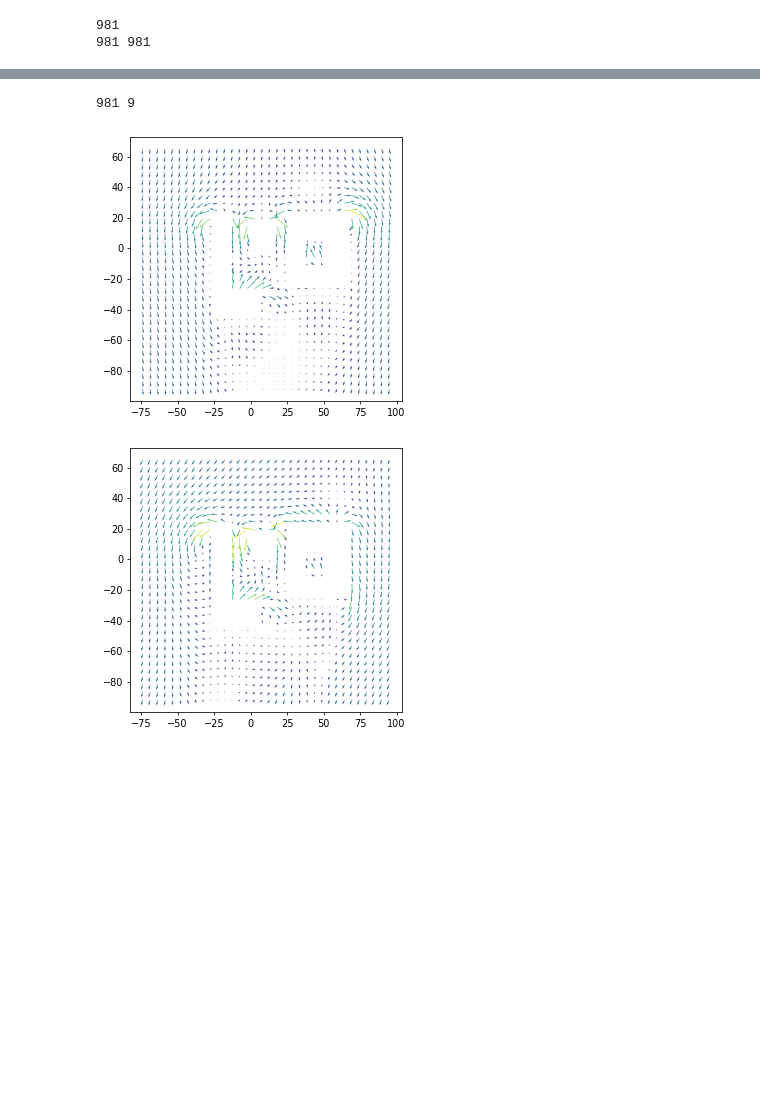
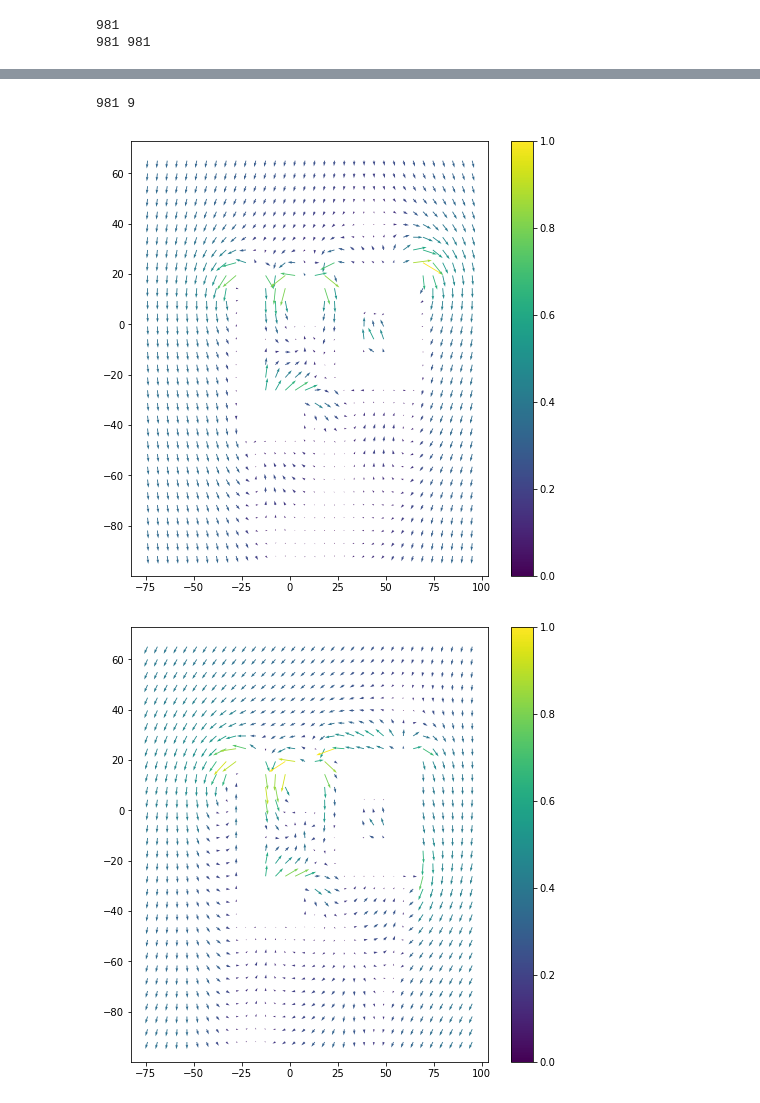
Before and after one commit to kastnerp/Eddy3D-HelperFunctions, a Jupyter notebook: read_bins.ipynb, the cells around one changed output, grey strips where cells are left out. Drawn from its saved outputs; the diff is of its cells as text; code cells hidden in the pictures; blank space fills up the shorter version.

```diff
--- a/read_bins.ipynb
+++ b/read_bins.ipynb
@@ -9 +5,13 @@ probes_path = "U"
+# %%
+import numpy as np
+from vector import Vector
+import pandas as pd
+from pathlib import Path
+import struct
+from numpy import linalg as LA
+import matplotlib.pyplot as plt
+from pylab import rcParams
+
+rcParams["figure.figsize"] = 8, 8
+# rcParams["figure.dpi"] = 130
 # %%
@@ -40,13 +39,12 @@ assert np.array_equal(gh, np.round(arr[0][0:10], 2)), "not equal"
 # %%
 def get_probing_points(point_path):
 
-    with open(probes_path) as f:
+    with open(point_path) as f:
         lines = f.readlines()
     ps = [p.split(" ")[3:6] for p in lines[:-2]]
     all_points = []
     for p in ps:
-        all_points.append(
-            [float(c.strip("(").replace(")", "").strip()) for c in p])
+        all_points.append([float(c.strip("(").replace(")", "").strip()) for c in p])
 
     return all_points
 
@@ -93,55 +88,56 @@ for dir in range(wind_dirs):
 # %%
 def get_MultiDirectionalVelocities(MDWV_path):
 
-        data = Path(MDWV_path).read_bytes()
-        points, wind_dirs = struct.unpack('ii', data[:8])
-        print(points, wind_dirs)
-        arr = np.zeros((wind_dirs, points),  dtype=object)
+    data = Path(MDWV_path).read_bytes()
+    points, wind_dirs = struct.unpack("ii", data[:8])
+    print(points, wind_dirs)
+    arr = np.zeros((wind_dirs, points), dtype=object)
 
-        skip = 12 + 36
-        for p in range(points):
-                for dir in range(wind_dirs):
-                        X = struct.unpack('f', data[skip:    skip+4])[0]
-                        Y = struct.unpack('f', data[skip+4:  skip+4+4])[0]
-                        Z = struct.unpack('f', data[skip+4+4:skip+4+4+4])[0]
-                        vec = Vector(X, Y, Z)
-                        arr[dir, p] = vec
-                        skip += 12
-        return arr
+    skip = 12 + 36
+    for p in range(points):
+        for dir in range(wind_dirs):
+            X = struct.unpack("f", data[skip : skip + 4])[0]
+            Y = struct.unpack("f", data[skip + 4 : skip + 4 + 4])[0]
+            Z = struct.unpack("f", data[skip + 4 + 4 : skip + 4 + 4 + 4])[0]
+            vec = Vector(X, Y, Z)
+            arr[dir, p] = vec
+            skip += 12
+    return arr
 
 
 arr = get_MultiDirectionalVelocities(MDWV_path)
 
 wind_dir = 0
 
 X = [v[0] for v in arr[wind_dir]]
 Y = [v[1] for v in arr[wind_dir]]
 
-assert round(X[0],4) == 0.0511 , "not equal"
-assert round(X[1],4) == 0.0548 , "not equal"
-assert round(X[2],4) == 0.0571 , "not equal"
+assert round(X[0], 4) == 0.0511, "not equal"
+assert round(X[1], 4) == 0.0548, "not equal"
+assert round(X[2], 4) == 0.0571, "not equal"
 
 wind_dir = 1
 
 X = [v[0] for v in arr[wind_dir]]
 Y = [v[1] for v in arr[wind_dir]]
 
-assert round(Y[0],4) == -0.5382 , str(round(Y[0],4)) + " not equal"
-assert round(Y[1],4) == -0.5332 , str(round(Y[1],4)) + " not equal"
-assert round(Y[2],4) == -0.5481 , str(round(Y[2],4)) + " not equal"
+assert round(Y[0], 4) == -0.5382, str(round(Y[0], 4)) + " not equal"
+assert round(Y[1], 4) == -0.5332, str(round(Y[1], 4)) + " not equal"
+assert round(Y[2], 4) == -0.5481, str(round(Y[2], 4)) + " not equal"
 
 
 for dir in range(wind_dirs):
-        X = [v[0] for v in arr[dir]]
-        Y = [v[1] for v in arr[dir]]
+    X = [v[0] for v in arr[dir]]
+    Y = [v[1] for v in arr[dir]]
 
-        vec_lengths = [v.norm() for v in arr[dir]]
+    vec_lengths = [v.norm() for v in arr[dir]]
 
-        colors = get_colors(vec_lengths, plt.cm.viridis)
+    colors = get_colors(vec_lengths, plt.cm.viridis)
 
-        plt.quiver(x,y,X,Y, color=colors)
-        plt.show()
+    plt.quiver(x, y, X, Y, color=colors)
+    plt.colorbar()
+    plt.show()
 # %% [output]
 981 9
-[figure, old version]
+[figure, new version]
-[figure, old version]
+[figure, new version]
```
Also changed, not shown: parts of 5 cells of this notebook, 3 other files.
